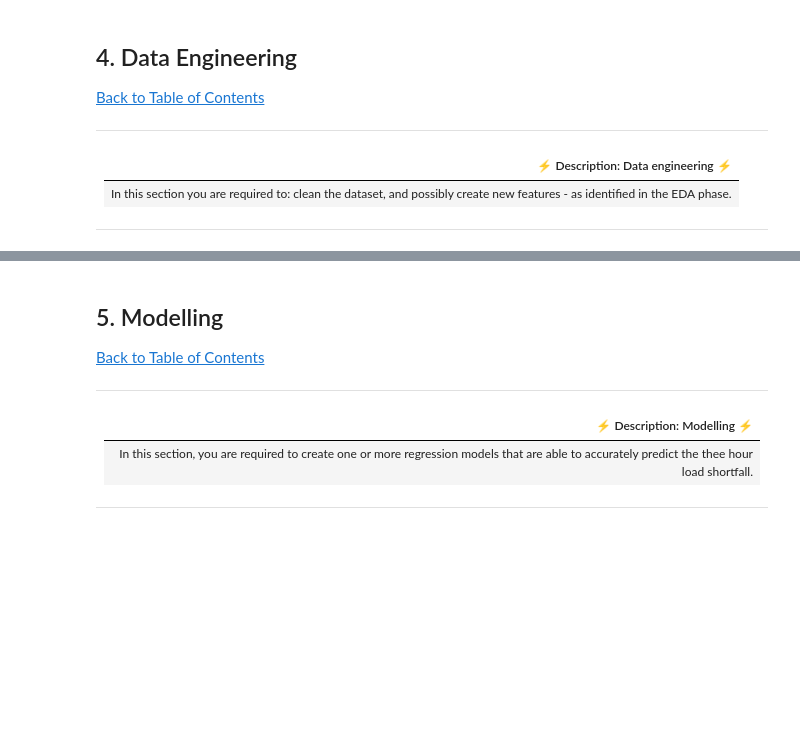
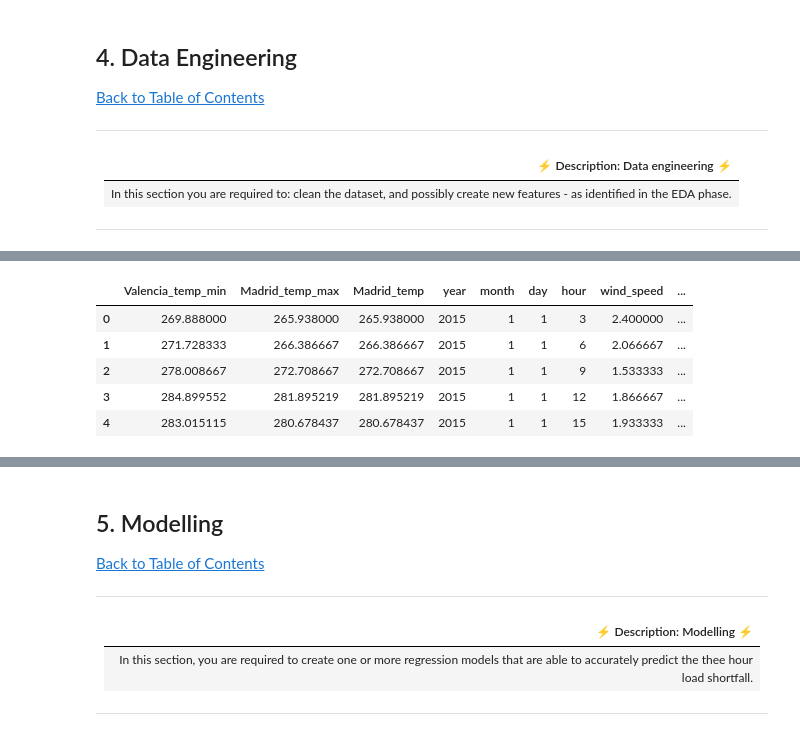
Before and after one commit to Adegbem/load-shortfall-regression-predict-api, a Jupyter notebook: template.ipynb, the cells around one changed output, grey strips where cells are left out. Cells and saved outputs as stored; diff of their text form; code cells hidden in the pictures; blank space fills up the shorter version.

```diff
--- a/template.ipynb
+++ b/template.ipynb
@@ -349,0 +543,10 @@ def time_convert():
+# %%
+# Indentifying column to drop from our dataset
+usable_high_corr = ['Valencia_temp_min', 'Madrid_temp', 'Madrid_temp_max']
+drop_coln_list = [x for x in temp_list if x not in usable_high_corr]
+# Adding humidity and pressure columns to be droped
+final_drop_list = drop_coln_list + ['Madrid_humidity', 'Valencia_pressure']
+# %%
+# we will be dropping for both the train and the test dataset
+X_mod = X.drop(final_drop_list, axis=1)
+X_test_mod = X_test.drop(final_drop_list, axis=1)
@@ -349,0 +558,38 @@ def time_convert():
+# %%
+# Creating a function that combines the various location by the classify weather parameters
+# Combination is done by using there mean value
+def impute(input_df, weather_dict):
+    input_df = input_df.copy()
+    dicting = {}
+    for x, y in weather_dict.items():
+        coln = y.split(',')
+        temp_list = []
+        if len(coln) < 2:
+            continue
+        for index in input_df.index:
+            temp_list.append(input_df.loc[index, coln].mean())
+
+        dicting[x] = temp_list
+    for key in dicting.keys():
+        input_df[key] = dicting[key]
+    for x, y in weather_dict.items():
+        coln = y.split(',')
+        if len(coln) < 2:
+            continue
+        input_df = input_df.drop(coln, axis=1)
+    return input_df
+# %%
+# variable combination for both the test and the train dataset
+weath_param_new = classify_parameters(X_test_mod)
+X_mod1 = impute(X_mod, weath_param_new)
+X_test_mod1 = impute(X_test_mod, weath_param_new)
+# %%
+# Overview of the new dataset
+X_mod1.head()
+# %% [output]
+|  | Valencia_temp_min | Madrid_temp_max | Madrid_temp | year | month | day | hour | wind_speed | ... |
+| 0 | 269.888000 | 265.938000 | 265.938000 | 2015 | 1 | 1 | 3 | 2.400000 | ... |
+| 1 | 271.728333 | 266.386667 | 266.386667 | 2015 | 1 | 1 | 6 | 2.066667 | ... |
+| 2 | 278.008667 | 272.708667 | 272.708667 | 2015 | 1 | 1 | 9 | 1.533333 | ... |
+| 3 | 284.899552 | 281.895219 | 281.895219 | 2015 | 1 | 1 | 12 | 1.866667 | ... |
+| 4 | 283.015115 | 280.678437 | 280.678437 | 2015 | 1 | 1 | 15 | 1.933333 | ... |
```
Also changed, not shown: parts of 113 cells of this notebook.
